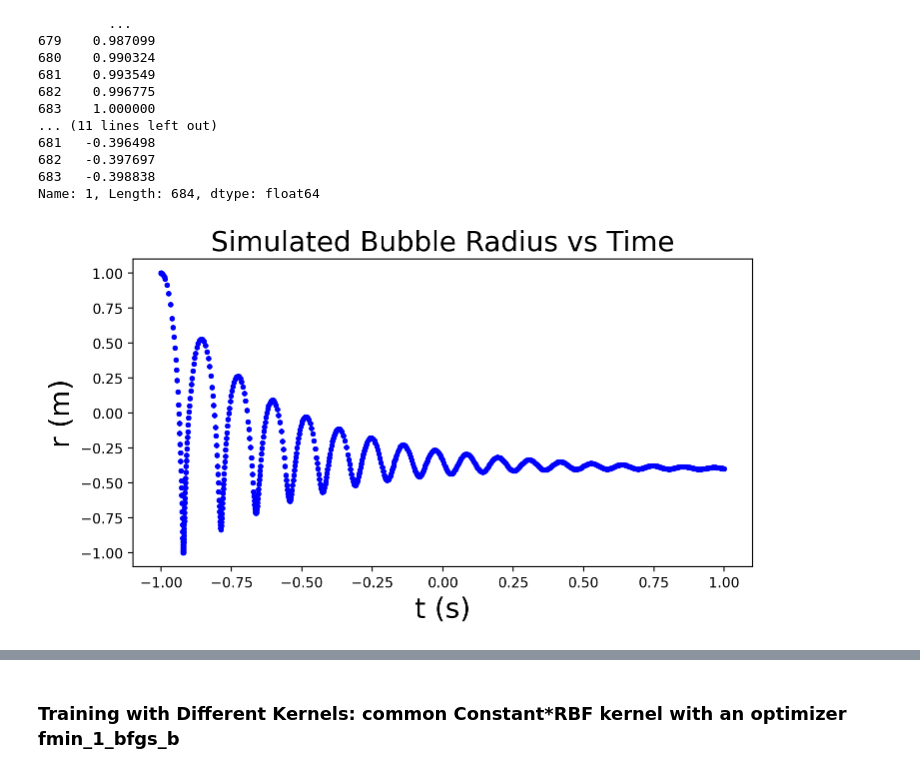
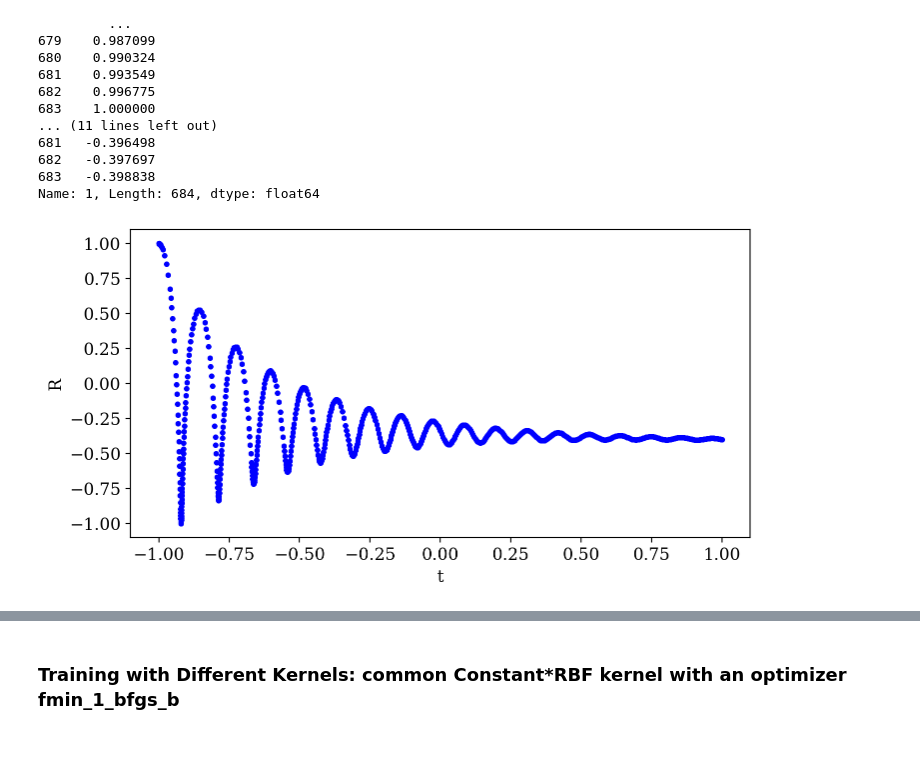
Before and after one commit to InertialMicrocavitationRheometry/IMRv2, a Jupyter notebook: analysis/3dasm_Project_singlefidelity.ipynb, the cells around one changed output, grey strips where cells are left out. Cells and saved outputs as stored; diff of their text form; code cells hidden in the pictures; blank space fills up the shorter version.

```diff
--- a/analysis/3dasm_Project_singlefidelity.ipynb
+++ b/analysis/3dasm_Project_singlefidelity.ipynb
@@ -38,6 +38,12 @@ from sklearn.gaussian_process import GaussianProcessRegressor
 from sklearn.gaussian_process.kernels import RBF, Matern, ExpSineSquared, ConstantKernel, WhiteKernel
 from sklearn.model_selection import train_test_split
 from sklearn.metrics import r2_score, mean_squared_error
+# %%
+font = {'family': 'serif',
+        'color':  'black',
+        'weight': 'normal',
+        'size': 12,
+        } # using this property entry for nice plotting labels
 # %% [markdown]
 <a id='Phase 1: Gaussian Process on Simulated Data only'></a>
 # %% [markdown]
@@ -88,12 +94,17 @@ Name: 1, Length: 684, dtype: float64
 # %%
 fig_sim_data, ax_sim_data = plt.subplots() # create a plot
 ax_sim_data.plot(Data_x_sim, Data_y_sim, 'b.')
-ax_sim_data.set_xlabel("t (s)", fontsize=20) # create x-axis label with font size 20
-ax_sim_data.set_ylabel("r (m)", fontsize=20) # create y-axis label with font size 20
-ax_sim_data.set_title("Simulated Bubble Radius vs Time", fontsize=20); # create title with font size 20
+#ax_sim_data.set_xlabel("t", fontsize=20) # create x-axis label with font size 20
+#ax_sim_data.set_ylabel("R", fontsize=20) # create y-axis label with font size 20
+ax_sim_data.set_xlabel("t", font) # create x-axis label with font size 20
+ax_sim_data.set_ylabel("R", font) # create y-axis label with font size 20
+#ax_sim_data.set_title("Simulated Bubble Radius vs Time", fontsize=20); # create title with font size 20
+plt.xticks(fontname = "serif", fontsize=12)
+plt.yticks(fontname = "serif", fontsize=12)
+plt.savefig("sim_data.png", bbox_inches="tight")
 plt.show(fig_sim_data)
 # %% [output]
-[figure, old version]
+[figure, new version]
 # %%
 n_data = 50 # number of points in our dataset
 testset_ratio_sim = 0.10 # ratio of test set points from the dataset
```
Also changed, not shown: parts of 52 cells of this notebook, 1 other file.
